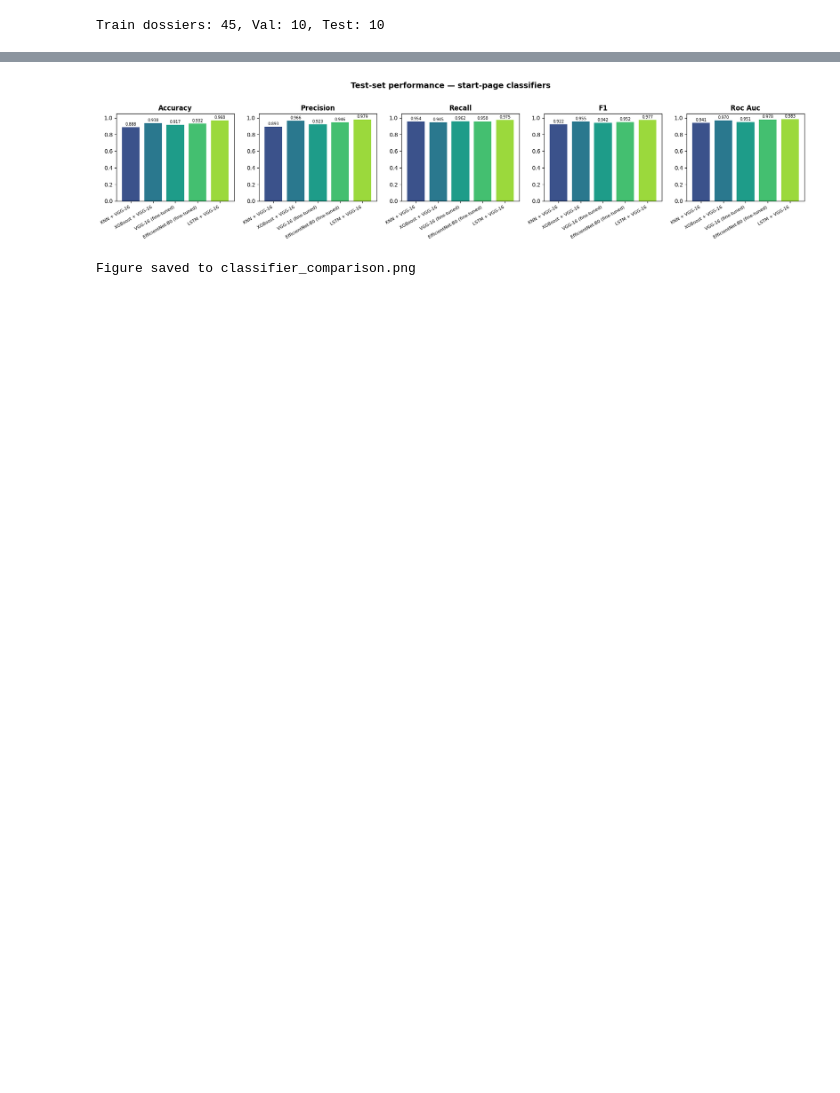
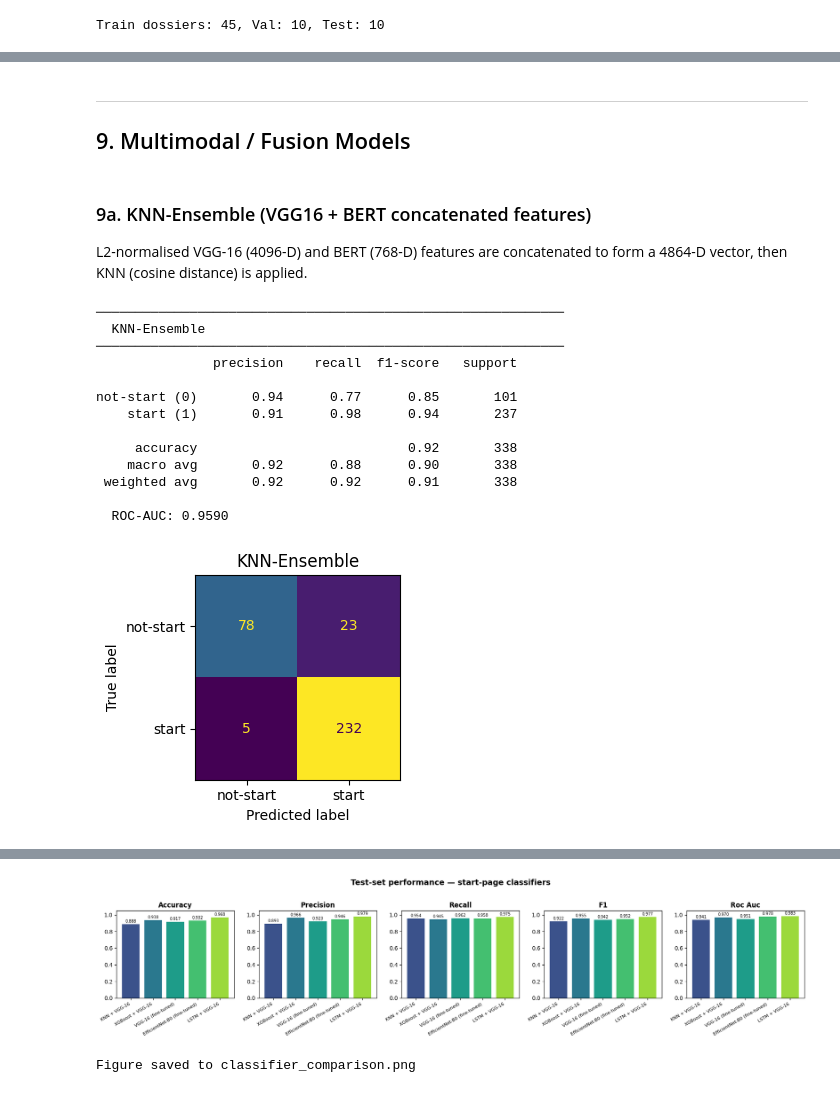
Before and after one commit to Lynnyijin/dossier-analysis, a Jupyter notebook: page_start_classifier.ipynb, the cells around one changed output, grey strips where cells are left out. Saved outputs shown, nothing was run; the diff lists cells and outputs as text; code cells hidden in the pictures; blank space fills up the shorter version.

```diff
--- a/page_start_classifier.ipynb
+++ b/page_start_classifier.ipynb
@@ -746,0 +1186,35 @@ not-start (0)       0.94      0.95      0.95       101
+# %% [markdown]
+---
+## 9. Multimodal / Fusion Models
+# %% [markdown]
+### 9a. KNN-Ensemble (VGG16 + BERT concatenated features)
+
+L2-normalised VGG-16 (4096-D) and BERT (768-D) features are concatenated to form a
+4864-D vector, then KNN (cosine distance) is applied.
+# %%
+X_ens_tr = np.hstack([normalize(X_tr), normalize(X_bert_tr)])
+X_ens_va = np.hstack([normalize(X_va), normalize(X_bert_va)])
+X_ens_te = np.hstack([normalize(X_te), normalize(X_bert_te)])
+
+knn_ens = KNeighborsClassifier(n_neighbors=7, metric='cosine', n_jobs=-1)
+knn_ens.fit(X_ens_tr, y_tr)
+
+pred_knn_ens_te  = knn_ens.predict(X_ens_te)
+knn_ens_prob_te  = knn_ens.predict_proba(X_ens_te)[:, 1]
+
+evaluate_model('KNN-Ensemble', y_te, pred_knn_ens_te, y_prob=knn_ens_prob_te)
+# %% [output]
+────────────────────────────────────────────────────────────
+  KNN-Ensemble
+────────────────────────────────────────────────────────────
+               precision    recall  f1-score   support
+
+not-start (0)       0.94      0.77      0.85       101
+    start (1)       0.91      0.98      0.94       237
+
+     accuracy                           0.92       338
+    macro avg       0.92      0.88      0.90       338
+ weighted avg       0.92      0.92      0.91       338
+
+  ROC-AUC: 0.9590
+[figure, added]
```
Also changed, not shown: parts of 41 cells of this notebook, 5 other files.
